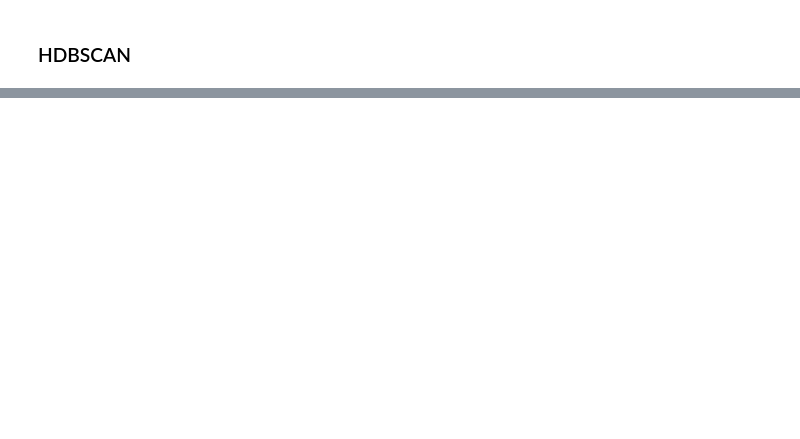
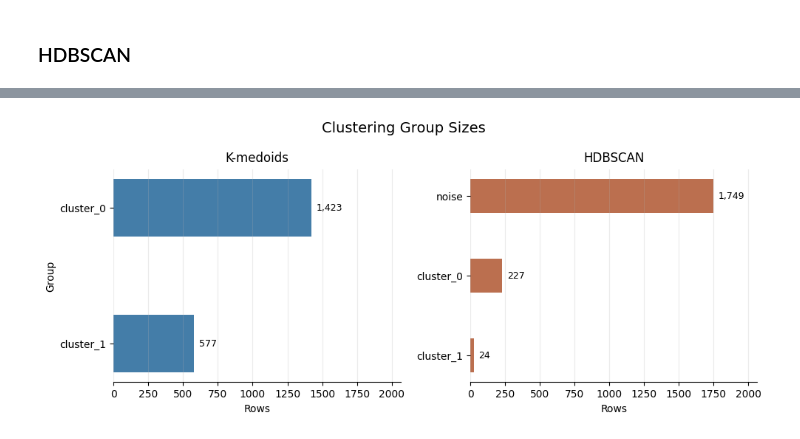
Before and after one commit to jorgencarbajal/ML_data_challenge, a Jupyter notebook: data_challenge.ipynb, the cells around one changed output, grey strips where cells are left out. Drawn from its saved outputs; the diff is of its cells as text; code cells hidden in the pictures; blank space fills up the shorter version.

```diff
--- a/data_challenge.ipynb
+++ b/data_challenge.ipynb
@@ -705,13 +992,16 @@ Maximum distance: 0.8465
 # %% [markdown]
 ### K-medoids / PAM
 # %%
+# variable to store looping results
 pam_rows = []
 pam_results = {}
 
+# loop through different k values, for each run the experiment and capture the results
 for k in range(2, 9):
-    labels, medoids, total_cost = run_pam(distance_matrix, k)
+    labels, total_cost = run_pam(distance_matrix, k)
     silhouette = silhouette_score(distance_matrix, labels, metric="precomputed")
     sizes = pd.Series(labels).value_counts()
+    # store the results
     pam_rows.append({
         "k": k,
         "silhouette": silhouette,
@@ -719,16 +1009,12 @@ for k in range(2, 9):
         "smallest_cluster": int(sizes.min()),
         "largest_cluster": int(sizes.max()),
     })
+    # store the labels for each k
     pam_results[k] = labels
 
+# convert to df, sort the dataframe and obtain the k value for the best score
 pam_evaluation = pd.DataFrame(pam_rows)
 selected_k = int(pam_evaluation.sort_values(["silhouette", "k"], ascending=[False, True]).iloc[0]["k"])
 pam_labels = pam_results[selected_k]
 
 display(pam_evaluation.round(4))
-print(f"Selected k: {selected_k}")
-
-pam_sizes, pam_numeric, pam_outcomes = summarize_clusters(model_sample, profile_sample, pam_labels)
-display(pam_sizes.rename("rows").to_frame())
-display(pam_numeric)
-display(pam_outcomes)
@@ -808,4 +1281,5 @@ display(hdbscan_group_sizes.rename("rows").to_frame())
 # %%
+# dataframe for the comparison
 clustering_comparison = pd.DataFrame([
     {
         "method": "K-medoids / PAM",
@@ -826,5 +1300,74 @@ clustering_comparison = pd.DataFrame([
         "score note": "silhouette on non-noise points",
     },
 ])
+# display the comparison
+display(clustering_comparison.round(4))
 
-display(clustering_comparison.round(4))
+# separte data for the plot
+size_rows = []
+for label, rows in pd.Series(pam_labels).value_counts().sort_index().items():
+    size_rows.append({"method": "K-medoids", "group": f"cluster_{label}", "rows": int(rows)})
+
+for label, rows in pd.Series(hdbscan_labels).replace(-1, "noise").value_counts().items():
+    size_rows.append({"method": "HDBSCAN", "group": str(label), "rows": int(rows)})
+
+cluster_size_df = pd.DataFrame(size_rows)
+
+plot_df = cluster_size_df.copy()
+plot_df["group"] = plot_df["group"].replace({
+    "0": "cluster_0",
+    "1": "cluster_1",
+})
+
+method_colors = {
+    "K-medoids": "#2f6f9f",
+    "HDBSCAN": "#b45f3c",
+}
+
+fig, axes = plt.subplots(1, 2, figsize=(10, 4.2), sharex=True)
+
+max_rows = plot_df["rows"].max()
+
+for ax, method in zip(axes, ["K-medoids", "HDBSCAN"]):
+    subset = plot_df[plot_df["method"] == method].copy()
+
+    if method == "HDBSCAN":
+        order = ["noise", "cluster_0", "cluster_1"]
+        subset["group"] = pd.Categorical(subset["group"], categories=order, ordered=True)
+        subset = subset.sort_values("group")
+    else:
+        subset = subset.sort_values("group")
+
+    bars = ax.barh(
+        subset["group"],
+        subset["rows"],
+        height=0.42,
+        color=method_colors[method],
+        alpha=0.9,
+    )
+
+    ax.bar_label(
+        bars,
+        labels=[f"{value:,}" for value in subset["rows"]],
+        padding=5,
+        fontsize=9,
+    )
+
+    ax.set_title(method, fontsize=12, pad=8)
+    ax.set_xlabel("Rows")
+    ax.set_xlim(0, max_rows * 1.18)
+    ax.grid(axis="x", alpha=0.25)
+    ax.grid(axis="y", visible=False)
+    ax.invert_yaxis()
+
+    for spine in ["top", "right", "left"]:
+        ax.spines[spine].set_visible(False)
+
+axes[0].set_ylabel("Group")
+axes[1].set_ylabel("")
+
+fig.suptitle("Clustering Group Sizes", fontsize=14, y=0.98)
+fig.tight_layout()
+# fig.savefig(FIGURE_DIR / "cluster_groups.png", dpi=200, bbox_inches="tight")
+plt.show()
+# %% [output]
@@ -830,0 +1377 @@ display(clustering_comparison.round(4))
+[figure, added]
```
Also changed, not shown: parts of 31 cells of this notebook, 2 other files.
